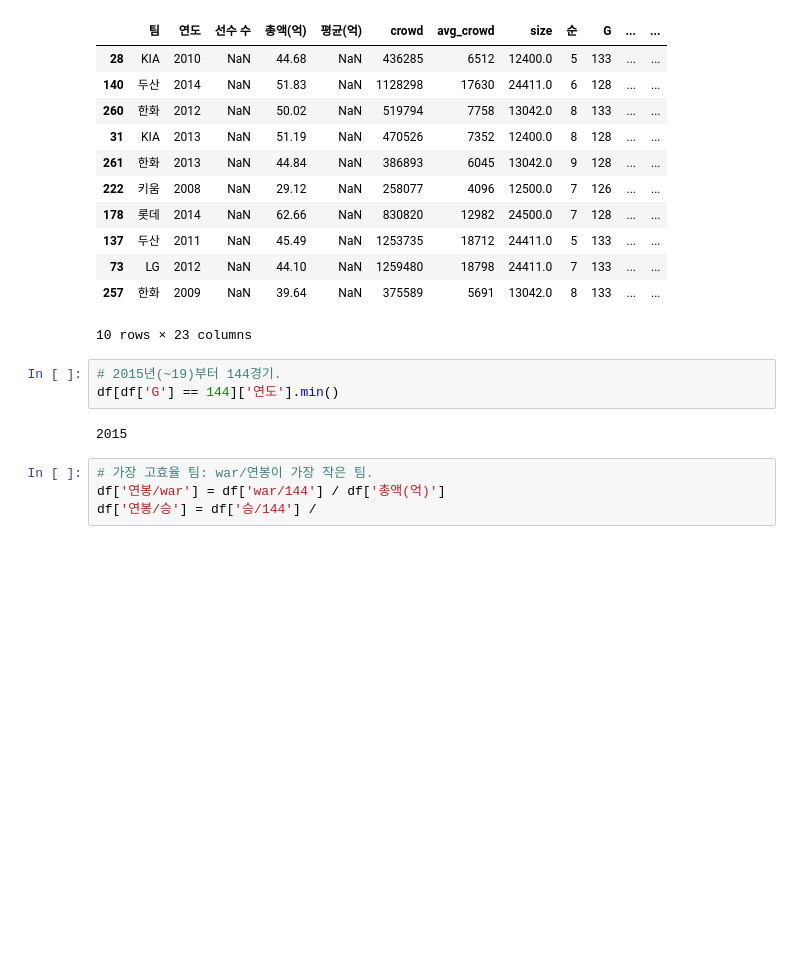
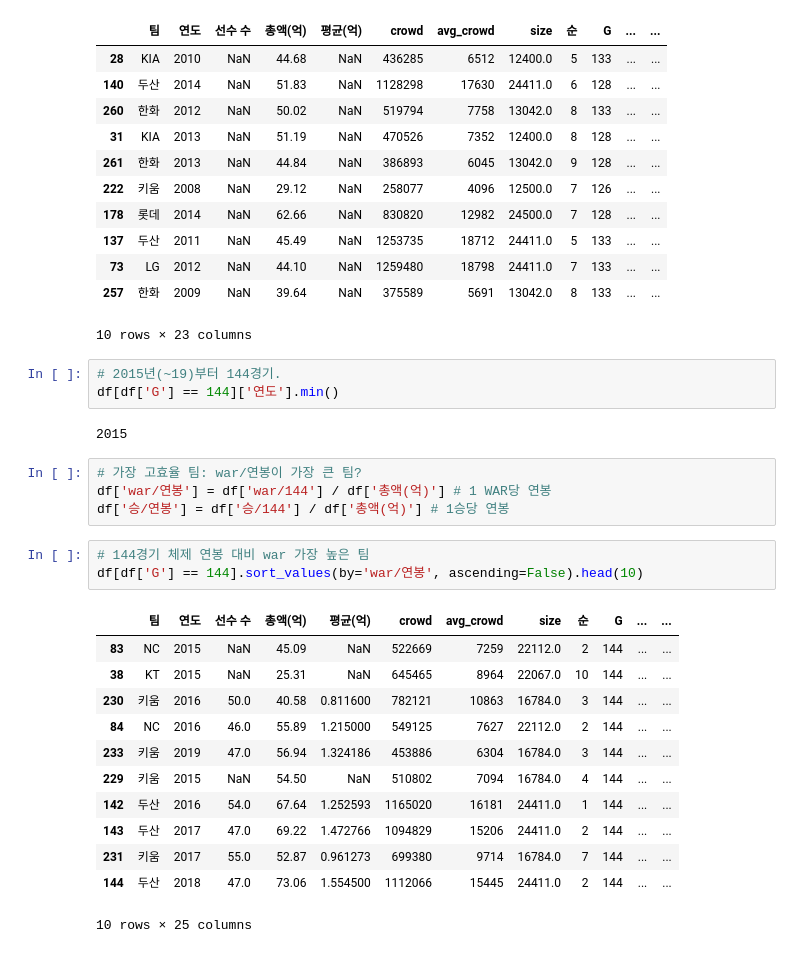
Before and after one commit to sulmasulma/baseball, a Jupyter notebook: data_analysis.ipynb, the cells around one changed output. Cells and saved outputs as stored; diff of their text form; blank space fills up the shorter version.

```diff
--- a/data_analysis.ipynb
+++ b/data_analysis.ipynb
@@ -305,7 +279,23 @@ df[df['G'] == 144]['연도'].min()
 # %% [output]
 2015
 # %%
-# 가장 고효율 팀: war/연봉이 가장 작은 팀.
-df['연봉/war'] = df['war/144'] / df['총액(억)']
-df['연봉/승'] = df['승/144'] /
+# 가장 고효율 팀: war/연봉이 가장 큰 팀?
+df['war/연봉'] = df['war/144'] / df['총액(억)'] # 1 WAR당 연봉
+df['승/연봉'] = df['승/144'] / df['총액(억)'] # 1승당 연봉
+# %%
+# 144경기 체제 연봉 대비 war 가장 높은 팀
+df[df['G'] == 144].sort_values(by='war/연봉', ascending=False).head(10)
+# %% [output]
+|  | 팀 | 연도 | 선수 수 | 총액(억) | 평균(억) | crowd | avg_crowd | size | 순 | G | ... | ... |
+| 83 | NC | 2015 | NaN | 45.09 | NaN | 522669 | 7259 | 22112.0 | 2 | 144 | ... | ... |
+| 38 | KT | 2015 | NaN | 25.31 | NaN | 645465 | 8964 | 22067.0 | 10 | 144 | ... | ... |
+| 230 | 키움 | 2016 | 50.0 | 40.58 | 0.811600 | 782121 | 10863 | 16784.0 | 3 | 144 | ... | ... |
+| 84 | NC | 2016 | 46.0 | 55.89 | 1.215000 | 549125 | 7627 | 22112.0 | 2 | 144 | ... | ... |
+| 233 | 키움 | 2019 | 47.0 | 56.94 | 1.324186 | 453886 | 6304 | 16784.0 | 3 | 144 | ... | ... |
+| 229 | 키움 | 2015 | NaN | 54.50 | NaN | 510802 | 7094 | 16784.0 | 4 | 144 | ... | ... |
+| 142 | 두산 | 2016 | 54.0 | 67.64 | 1.252593 | 1165020 | 16181 | 24411.0 | 1 | 144 | ... | ... |
+| 143 | 두산 | 2017 | 47.0 | 69.22 | 1.472766 | 1094829 | 15206 | 24411.0 | 2 | 144 | ... | ... |
+| 231 | 키움 | 2017 | 55.0 | 52.87 | 0.961273 | 699380 | 9714 | 16784.0 | 7 | 144 | ... | ... |
+| 144 | 두산 | 2018 | 47.0 | 73.06 | 1.554500 | 1112066 | 15445 | 24411.0 | 2 | 144 | ... | ... |
+10 rows × 25 columns
 # %%
```
Also changed, not shown: parts of 18 cells of this notebook, 1 other file.
